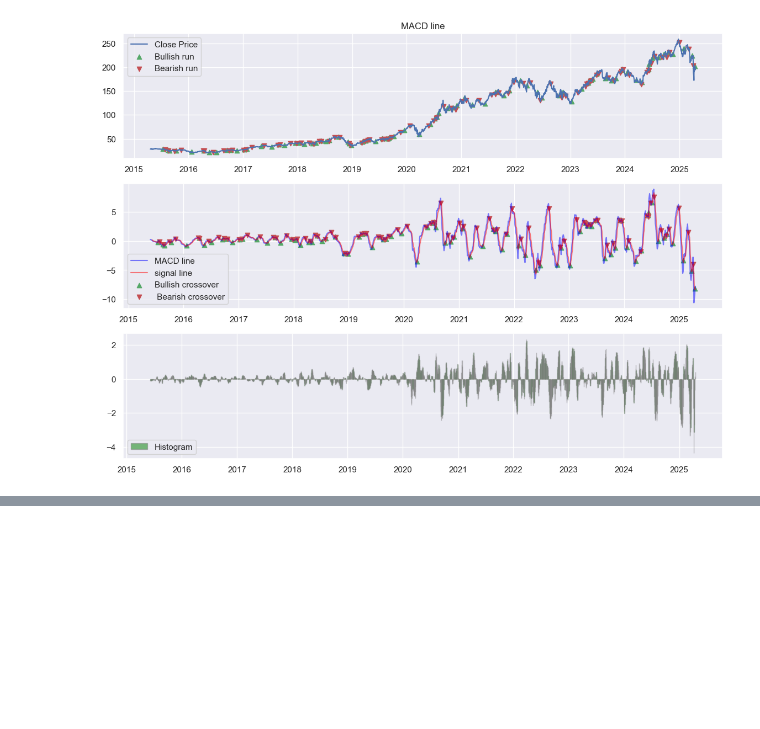
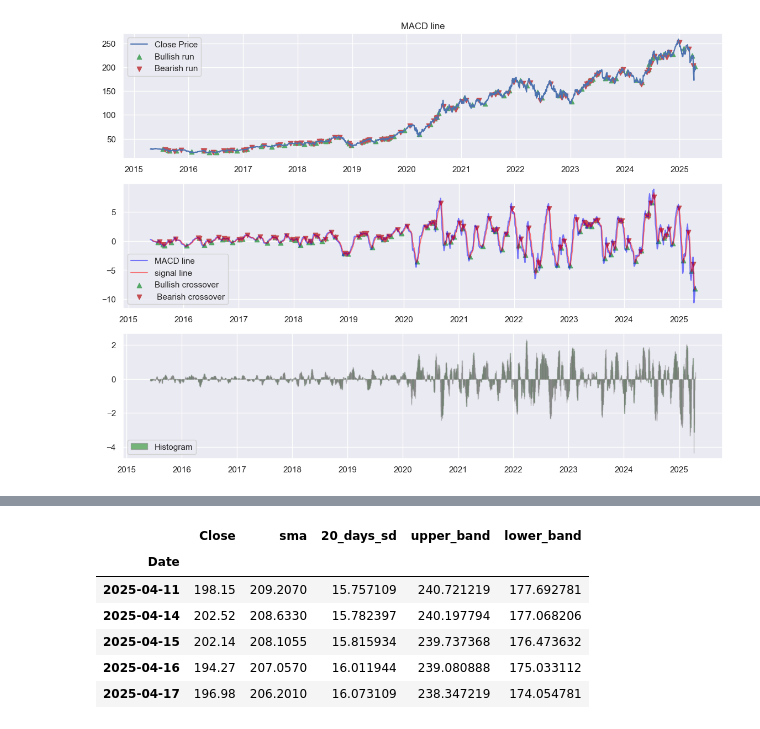
Before and after one commit to shaliniscode/stock_analysis, a Jupyter notebook: technical_indicator_analysis.ipynb, the cells around one changed output, grey strips where cells are left out. Cells and saved outputs as stored; diff of their text form; code cells hidden in the pictures; blank space fills up the shorter version.

Commit message:
Bollinger band code added

```diff
--- a/technical_indicator_analysis.ipynb
+++ b/technical_indicator_analysis.ipynb
@@ -246,0 +249,2 @@ plt.show()
+# %%
+boll_df = pd.DataFrame(data['Close'])
@@ -246,0 +261,3 @@ plt.show()
+# %%
+boll_df['sma'] = boll_df['Close'].rolling(window=20).mean()
+boll_df.tail()
@@ -246,0 +272,3 @@ plt.show()
+# %%
+boll_df['20_days_sd'] = boll_df['Close'].rolling(window=20).std()
+boll_df.tail()
@@ -246,0 +283,13 @@ plt.show()
+# %%
+boll_df['upper_band'] = boll_df['sma'] + 2 * boll_df['20_days_sd']
+boll_df['lower_band'] = boll_df['sma'] - 2 * boll_df['20_days_sd']
+# %%
+boll_df.tail()
+# %% [output]
+|  | Close | sma | 20_days_sd | upper_band | lower_band |
+| Date |  |  |  |  |  |
+| 2025-04-11 | 198.15 | 209.2070 | 15.757109 | 240.721219 | 177.692781 |
+| 2025-04-14 | 202.52 | 208.6330 | 15.782397 | 240.197794 | 177.068206 |
+| 2025-04-15 | 202.14 | 208.1055 | 15.815934 | 239.737368 | 176.473632 |
+| 2025-04-16 | 194.27 | 207.0570 | 16.011944 | 239.080888 | 175.033112 |
+| 2025-04-17 | 196.98 | 206.2010 | 16.073109 | 238.347219 | 174.054781 |
```
Also changed, not shown: parts of 6 cells of this notebook.
